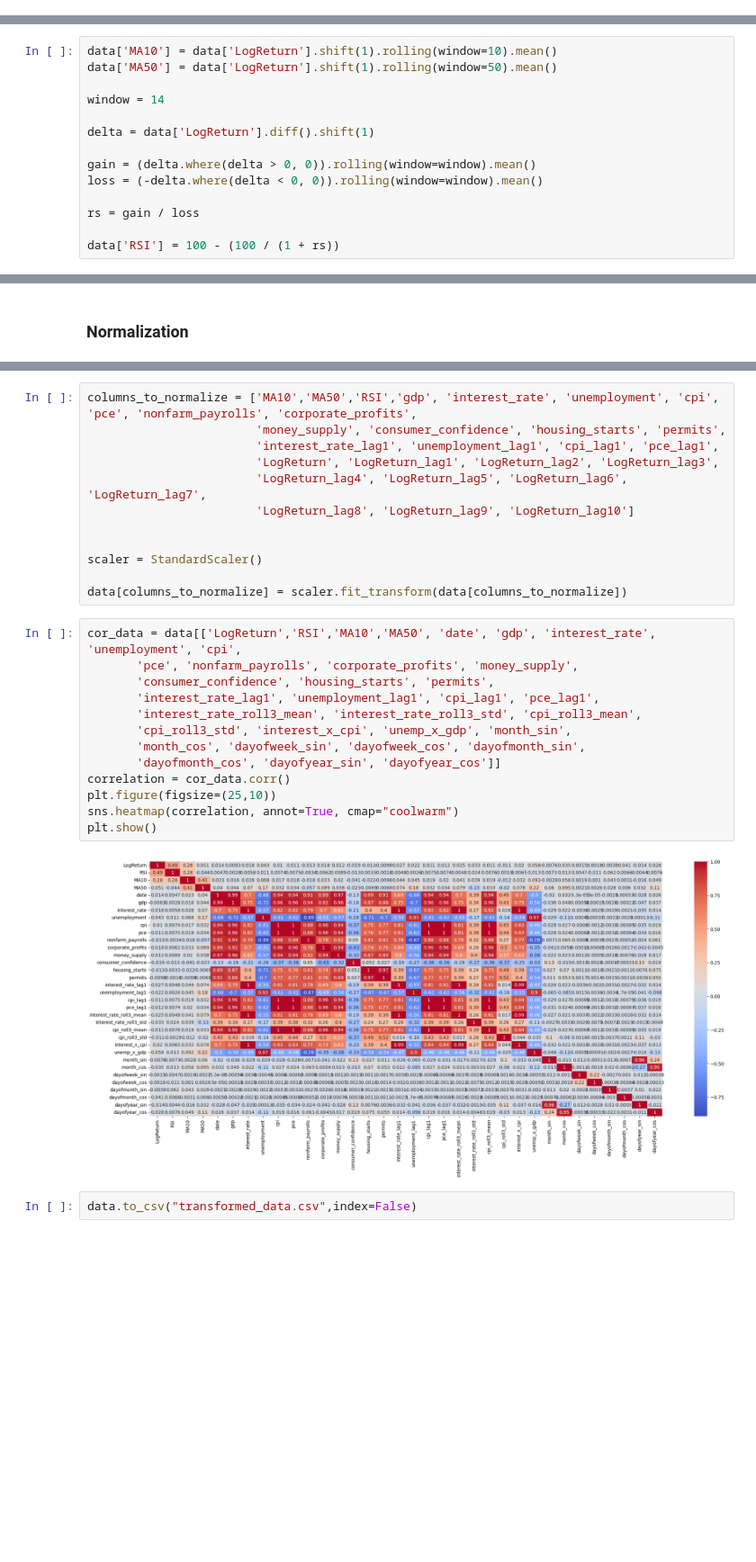
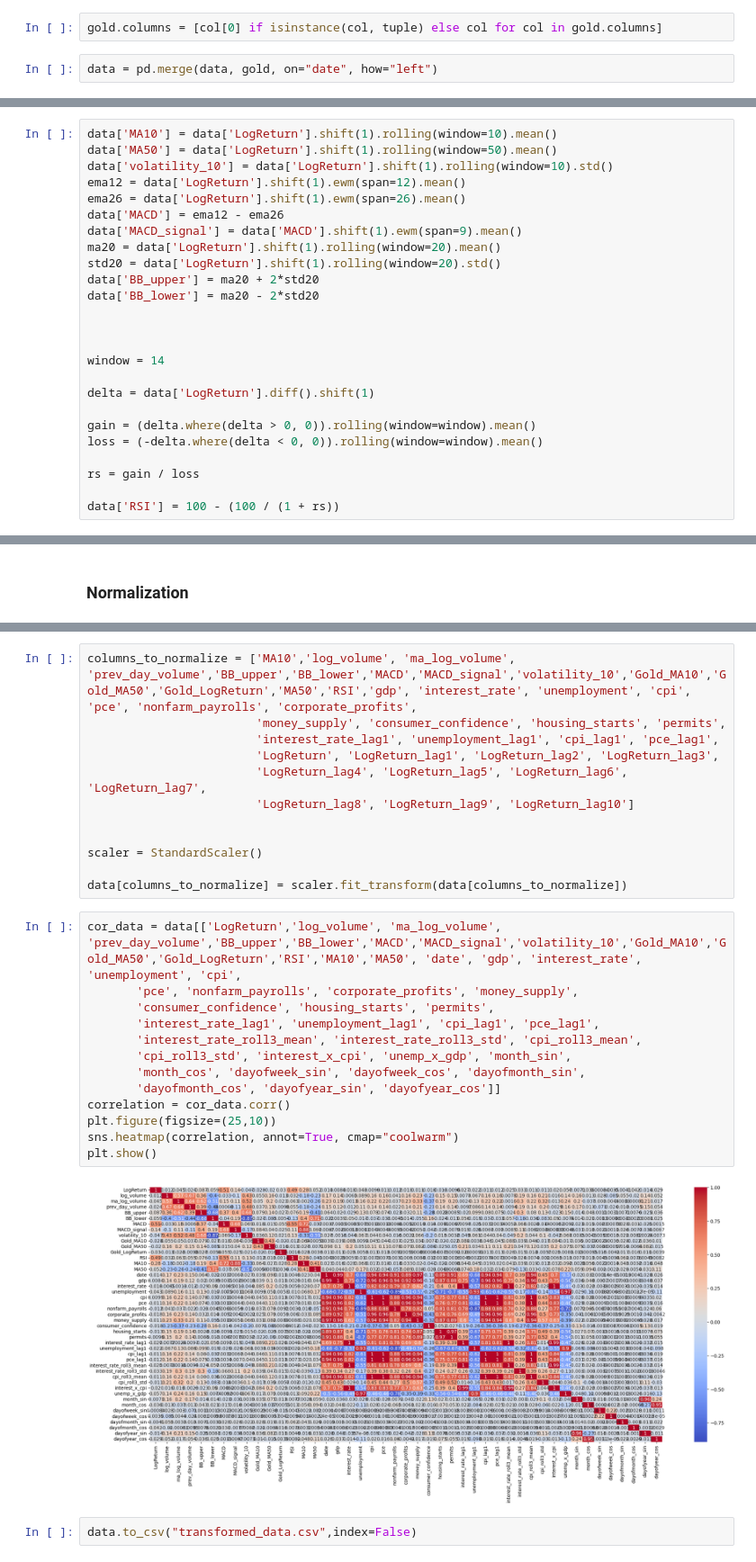
Before and after one commit to Oskar7L/Konferencja, a Jupyter notebook: trans.ipynb, the cells around one changed output, grey strips where cells are left out. Shown at 90% size. Saved outputs shown, nothing was run; the diff lists cells and outputs as text; blank space fills up the shorter version.

```diff
--- a/trans.ipynb
+++ b/trans.ipynb
@@ -13,3 +66,7 @@ data["date"]=pd.to_datetime(data["date"])
+# %%
+gold.columns = [col[0] if isinstance(col, tuple) else col for col in gold.columns]
+# %%
+data = pd.merge(data, gold, on="date", how="left")
 # %% [markdown]
 ### Calendar trygo
 # %%
@@ -43,6 +100,17 @@ plt.show()
 # %%
 data['MA10'] = data['LogReturn'].shift(1).rolling(window=10).mean()
 data['MA50'] = data['LogReturn'].shift(1).rolling(window=50).mean()
+data['volatility_10'] = data['LogReturn'].shift(1).rolling(window=10).std()
+ema12 = data['LogReturn'].shift(1).ewm(span=12).mean()
+ema26 = data['LogReturn'].shift(1).ewm(span=26).mean()
+data['MACD'] = ema12 - ema26
+data['MACD_signal'] = data['MACD'].shift(1).ewm(span=9).mean()
+ma20 = data['LogReturn'].shift(1).rolling(window=20).mean()
+std20 = data['LogReturn'].shift(1).rolling(window=20).std()
+data['BB_upper'] = ma20 + 2*std20
+data['BB_lower'] = ma20 - 2*std20
+
+
 
 window = 14
 
@@ -94,6 +165,6 @@ Index(['LogReturn', 'date', 'gdp', 'interest_rate', 'unemployment', 'cpi',
       dtype='object')
 # %%
-columns_to_normalize = ['MA10','MA50','RSI','gdp', 'interest_rate', 'unemployment', 'cpi', 'pce', 'nonfarm_payrolls', 'corporate_profits',
+columns_to_normalize = ['MA10','log_volume', 'ma_log_volume', 'prev_day_volume','BB_upper','BB_lower','MACD','MACD_signal','volatility_10','Gold_MA10','Gold_MA50','Gold_LogReturn','MA50','RSI','gdp', 'interest_rate', 'unemployment', 'cpi', 'pce', 'nonfarm_payrolls', 'corporate_profits',
                         'money_supply', 'consumer_confidence', 'housing_starts', 'permits',
                         'interest_rate_lag1', 'unemployment_lag1', 'cpi_lag1', 'pce_lag1',
                         'LogReturn', 'LogReturn_lag1', 'LogReturn_lag2', 'LogReturn_lag3',
@@ -105,19 +176,19 @@ scaler = StandardScaler()
 
 data[columns_to_normalize] = scaler.fit_transform(data[columns_to_normalize])
 # %%
-cor_data = data[['LogReturn','RSI','MA10','MA50', 'date', 'gdp', 'interest_rate', 'unemployment', 'cpi',
+cor_data = data[['LogReturn','log_volume', 'ma_log_volume', 'prev_day_volume','BB_upper','BB_lower','MACD','MACD_signal','volatility_10','Gold_MA10','Gold_MA50','Gold_LogReturn','RSI','MA10','MA50', 'date', 'gdp', 'interest_rate', 'unemployment', 'cpi',
        'pce', 'nonfarm_payrolls', 'corporate_profits', 'money_supply',
        'consumer_confidence', 'housing_starts', 'permits',
        'interest_rate_lag1', 'unemployment_lag1', 'cpi_lag1', 'pce_lag1',
        'interest_rate_roll3_mean', 'interest_rate_roll3_std', 'cpi_roll3_mean',
        'cpi_roll3_std', 'interest_x_cpi', 'unemp_x_gdp', 'month_sin',
        'month_cos', 'dayofweek_sin', 'dayofweek_cos', 'dayofmonth_sin',
        'dayofmonth_cos', 'dayofyear_sin', 'dayofyear_cos']]
 correlation = cor_data.corr()
 plt.figure(figsize=(25,10))
 sns.heatmap(correlation, annot=True, cmap="coolwarm")
 plt.show()
 # %% [output]
-[figure, old version]
+[figure, new version]
 # %%
 data.to_csv("transformed_data.csv",index=False)
```
Also changed, not shown: parts of 8 cells of this notebook, 9 other files.
